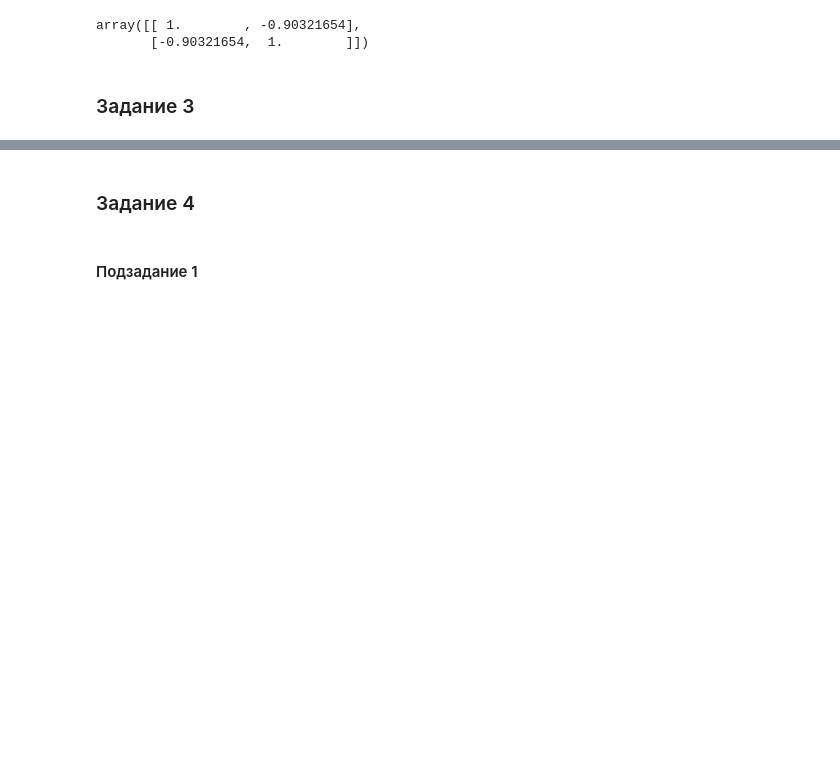
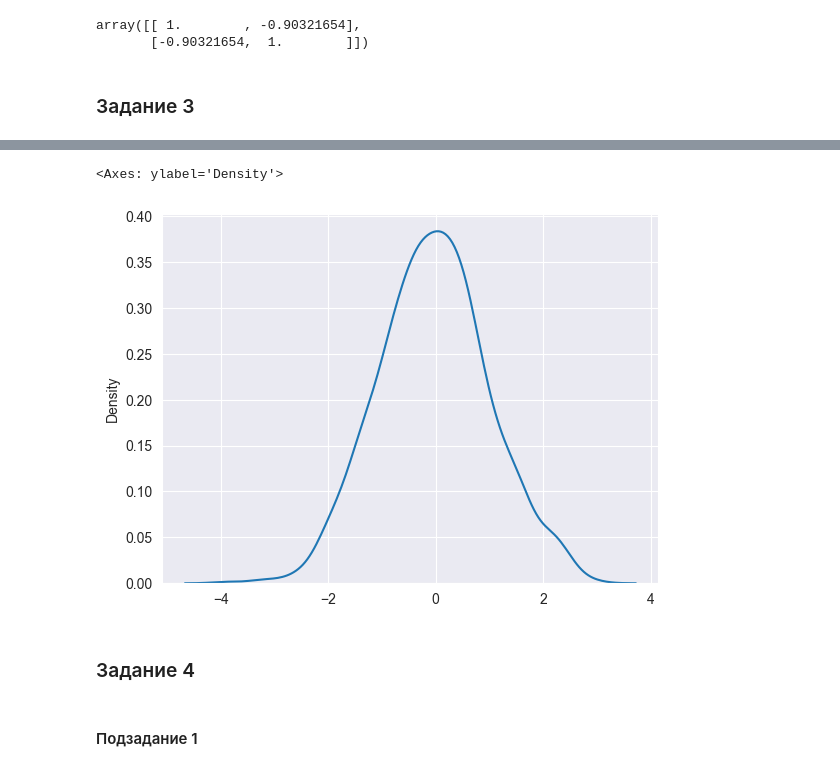
Before and after one commit to sergey-vershinin-misis/py-for-data, a Jupyter notebook: hw_02.ipynb, the cells around one changed output, grey strips where cells are left out. Saved outputs shown, nothing was run; the diff lists cells and outputs as text; code cells hidden in the pictures; blank space fills up the shorter version.

```diff
--- a/hw_02.ipynb
+++ b/hw_02.ipynb
@@ -142,6 +142,11 @@ p_value: 0.784990668296814
 # %%
 # При многократном запуске кода в предыдущей ячейке значение p_value получается > alpha, а это означает, что мы не отвергаем
 # нулевую гипотезу (т.к. отвергаем мы ее при p_value < alpha). Значит, можно сделать вывод, Что величина имеет нормальное распределение
+
+sns.kdeplot(values)
+# %% [output]
+<Axes: ylabel='Density'>
+[figure, added]
 # %% [markdown]
 ### Задание 4
 # %% [markdown]
```
Also changed, not shown: parts of 1 cell of this notebook.
